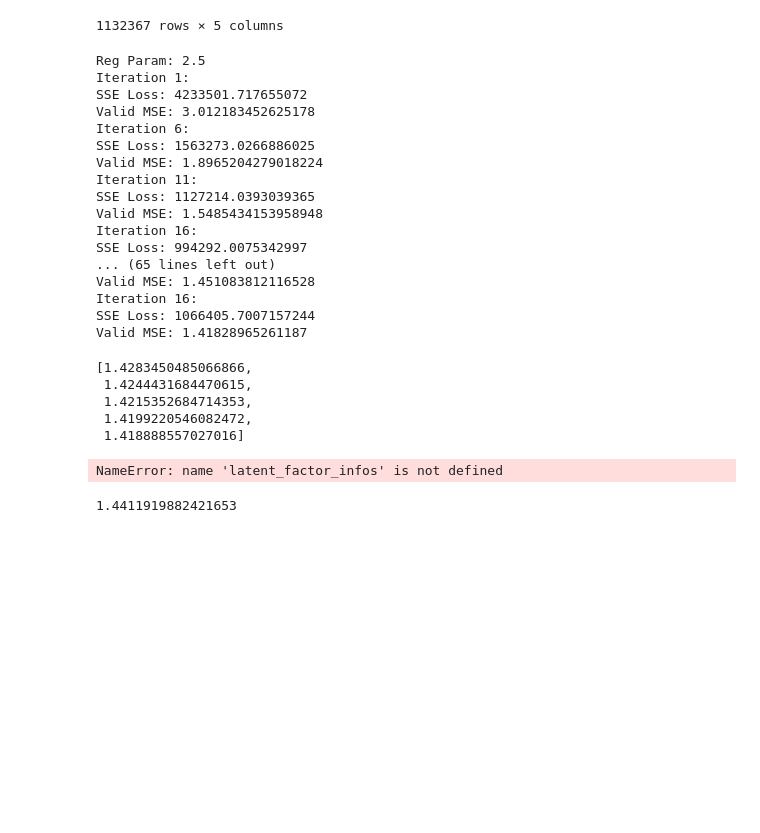
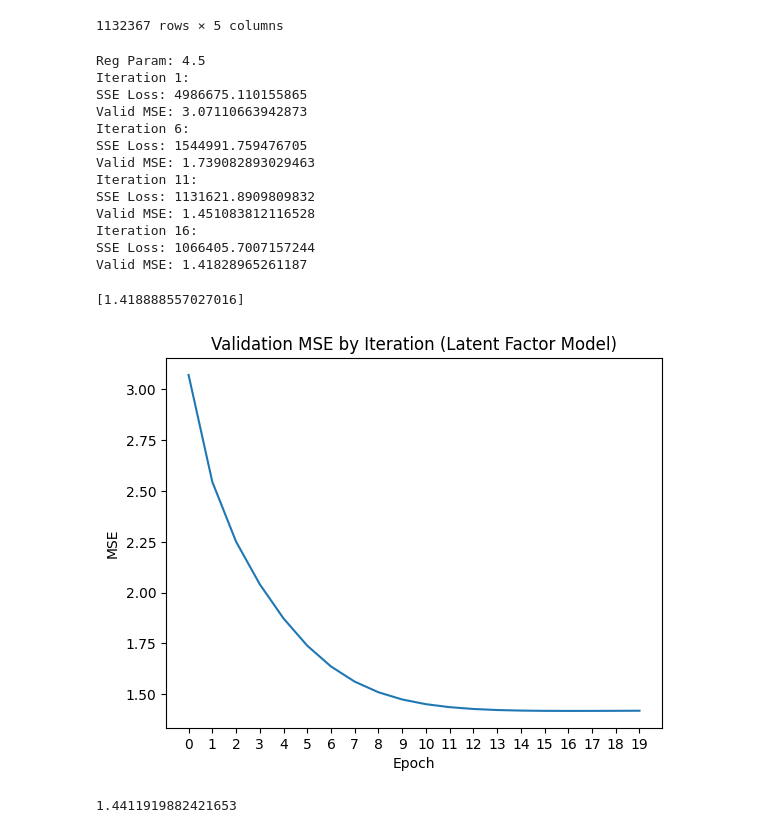
Before and after one commit to wrachel/cse158-assignment2, a Jupyter notebook: eda.ipynb, the cells around one changed output. Drawn from its saved outputs; the diff is of its cells as text; code cells hidden in the pictures; blank space fills up the shorter version.

Commit message:
created lfm mse graph

```diff
--- a/eda.ipynb
+++ b/eda.ipynb
@@ -96,7 +96,8 @@ def train_latent_factor(reg, threshold):
 # %%
 latent_factor_infos = []
 reg_params = []
-for reg_param in range(25,50,5):
+# for reg_param in range(25,50,5):
+for reg_param in range(45,50,5):
     reg_param = reg_param / 10
     reg_params.append(reg_param)
     print(f"Reg Param: {reg_param}")
@@ -104,35 +105,36 @@ for reg_param in range(25,50,5):
     print()
 [x[-1][-1] for x in latent_factor_infos]
 # %% [output]
-Reg Param: 2.5
+Reg Param: 4.5
 Iteration 1:
-SSE Loss: 4233501.717655072
-Valid MSE: 3.012183452625178
+SSE Loss: 4986675.110155865
+Valid MSE: 3.07110663942873
 Iteration 6:
-SSE Loss: 1563273.0266886025
-Valid MSE: 1.8965204279018224
+SSE Loss: 1544991.759476705
+Valid MSE: 1.739082893029463
 Iteration 11:
-SSE Loss: 1127214.0393039365
-Valid MSE: 1.5485434153958948
-Iteration 16:
-SSE Loss: 994292.0075342997
-... (65 lines left out)
+SSE Loss: 1131621.8909809832
 Valid MSE: 1.451083812116528
 Iteration 16:
 SSE Loss: 1066405.7007157244
 Valid MSE: 1.41828965261187
-[1.4283450485066866,
- 1.4244431684470615,
- 1.4215352684714353,
- 1.4199220546082472,
- 1.418888557027016]
+[1.418888557027016]
+# %%
+losses = latent_factor_infos[0][-2]
+valid_mse = latent_factor_infos[0][-1]
+plot(valid_mse)
+plt.xticks(range(len(valid_mse)))
+plt.title("Validation MSE by Iteration (Latent Factor Model)")
+plt.xlabel("Epoch")
+plt.ylabel("MSE")
+plt.savefig("figs/lfm_mse.png")
+# %% [output]
+[figure, added]
 # %%
 all_mses = [x[-1][-1] for x in latent_factor_infos]
 lamb = reg_params[np.argmin(all_mses)]
 best_params, best_num_training_iteration, best_all_losses, best_all_valid_mses = latent_factor_infos[np.argmin(all_mses)]
 validMSE = best_all_valid_mses[-1]
-# %% [output]
-NameError: name 'latent_factor_infos' is not defined
 # %%
 def calculate_mse(dataset,alpha,user_beta,recipe_beta):
         return np.mean([np.square(alpha + user_beta[user_id] + recipe_beta[recipe_id] - rating) for user_id, recipe_id, date, rating, review in dataset])
```
Also changed, not shown: 1 other file.
